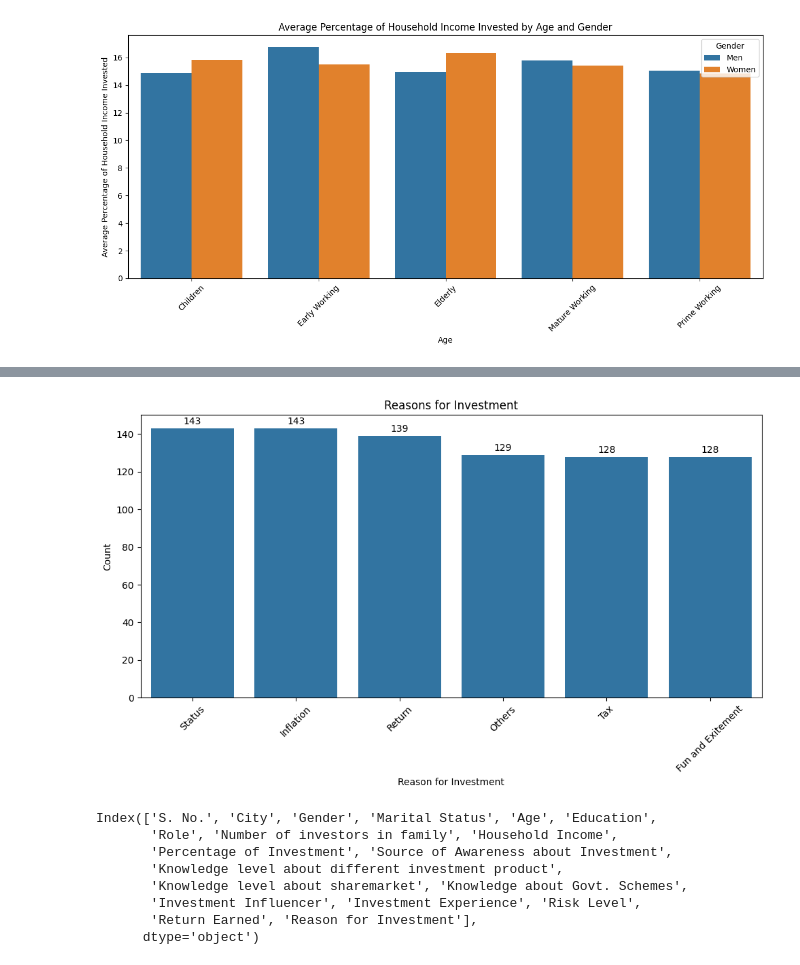
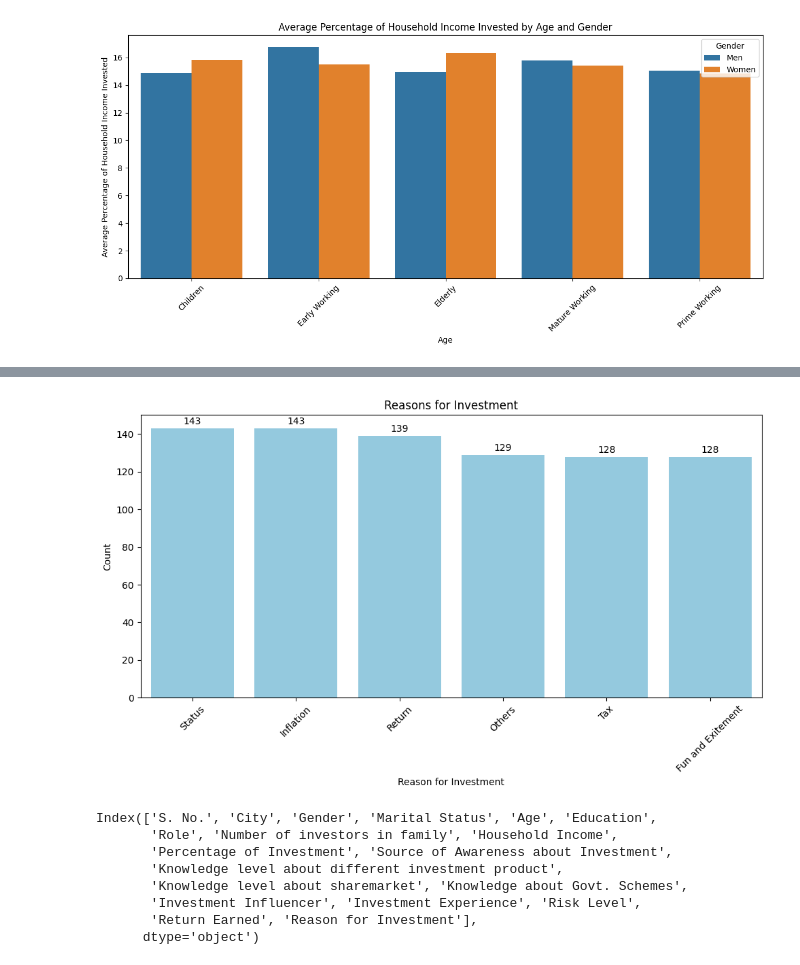
Before and after one commit to SangaviGR/Buckman_Hackathon, a Jupyter notebook: Predictor.ipynb, the cells around one changed output, grey strips where cells are left out. Cells and saved outputs as stored; diff of their text form; code cells hidden in the pictures.

```diff
--- a/Predictor.ipynb
+++ b/Predictor.ipynb
@@ -430,17 +429,17 @@ plt.show()
 # %%
 # Visualize the reasons for investment
 plt.figure(figsize=(10, 6))
-sns.barplot(x=reason_counts.index, y=reason_counts.values)
+sns.barplot(x=reason_counts.index, y=reason_counts.values, color='skyblue')
 plt.xlabel('Reason for Investment')
 plt.ylabel('Count')
 plt.title('Reasons for Investment')
 plt.xticks(rotation=45)
 for i, value in enumerate(reason_counts.values):
     plt.text(i, value + 1, str(value), ha='center', va='bottom')
 plt.tight_layout()
 plt.show()
 # %% [output]
-[figure, old version]
+[figure, new version]
 # %%
 df.columns
 # %% [output]
```
Also changed, not shown: parts of 10 cells of this notebook.
